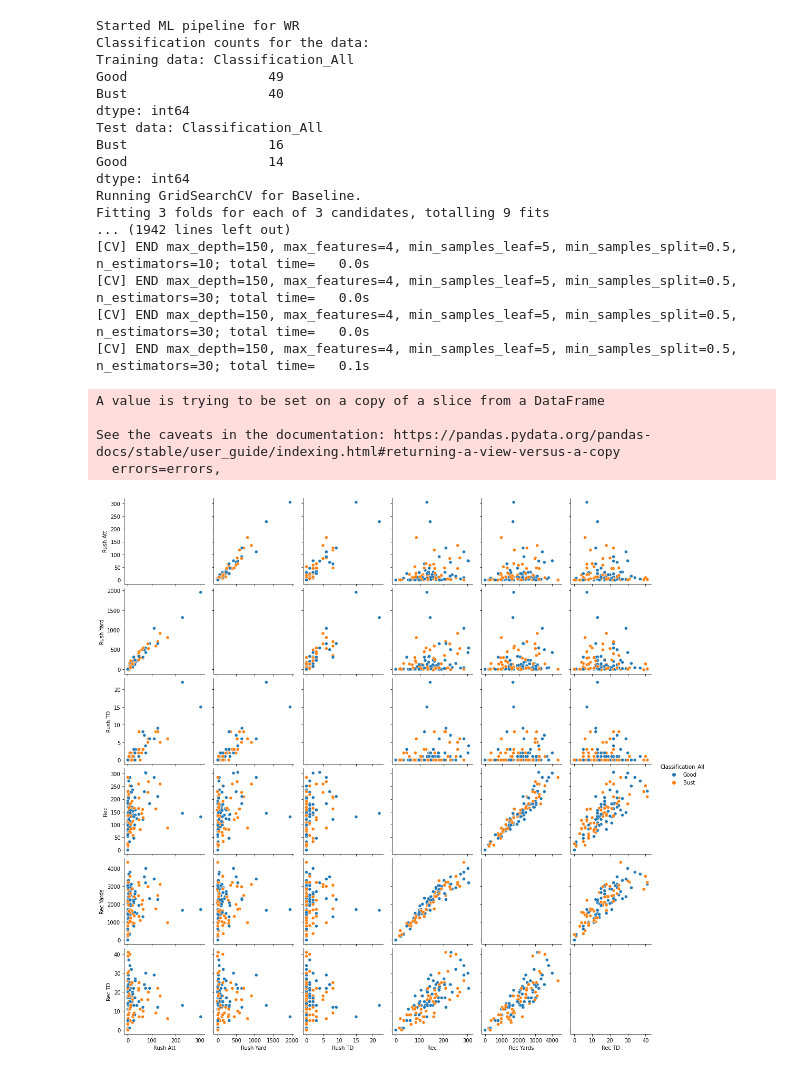
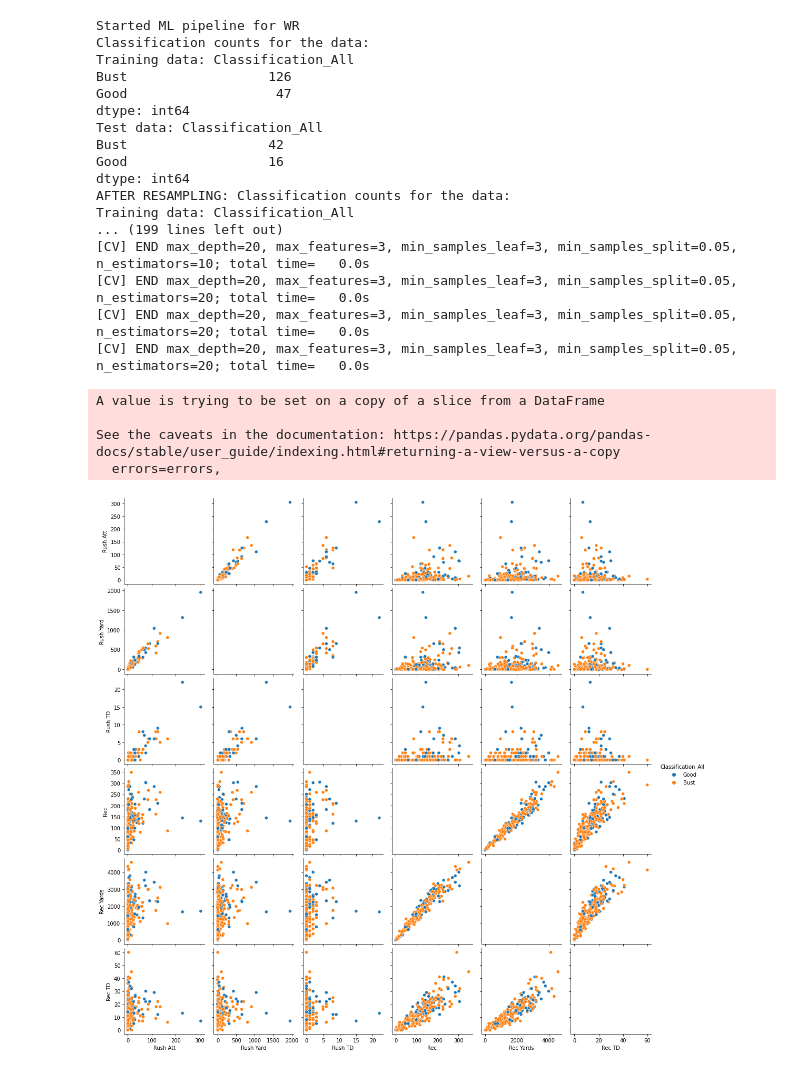
Before and after one commit to Thoromis/nfl_predictions, a Jupyter notebook: python_scripts/wr_ml.ipynb, the cells around one changed output. Drawn from its saved outputs; the diff is of its cells as text; code cells hidden in the pictures.

Commit message:
Implement ROCAUC and accuracy evaluations new

```diff
--- a/python_scripts/wr_ml.ipynb
+++ b/python_scripts/wr_ml.ipynb
@@ -4,31 +4,31 @@ import nfl_model_visualisation as nfl_vis
 import utils.ml_constants as utils
 import utils.unit_keys as Units
 # %%
-x_train_wr, x_test_wr, y_train_wr, y_test_wr, players_train_wr, players_test_wr = nfl_ml.start_ml_pipeline(Units.WR.KEY, scoring='accuracy', random_search=False)
+x_train_wr, x_test_wr, y_train_wr, y_test_wr, players_train_wr, players_test_wr = nfl_ml.start_ml_pipeline(Units.WR.KEY, scoring='roc_auc', unbalanced=True, random_search=False)
 utils.persist_train_test_split(x_train_wr, x_test_wr, y_train_wr, y_test_wr, players_train_wr, players_test_wr, Units.WR.KEY)
 # %% [output]
 Started ML pipeline for WR
 Classification counts for the data:
 Training data: Classification_All
-Good                  49
-Bust                  40
+Bust                  126
+Good                   47
 dtype: int64
 Test data: Classification_All
-Bust                  16
-Good                  14
+Bust                  42
+Good                  16
 dtype: int64
-Running GridSearchCV for Baseline.
-Fitting 3 folds for each of 3 candidates, totalling 9 fits
-... (1942 lines left out)
-[CV] END max_depth=150, max_features=4, min_samples_leaf=5, min_samples_split=0.5, n_estimators=10; total time=   0.0s
-[CV] END max_depth=150, max_features=4, min_samples_leaf=5, min_samples_split=0.5, n_estimators=30; total time=   0.0s
-[CV] END max_depth=150, max_features=4, min_samples_leaf=5, min_samples_split=0.5, n_estimators=30; total time=   0.0s
-[CV] END max_depth=150, max_features=4, min_samples_leaf=5, min_samples_split=0.5, n_estimators=30; total time=   0.1s
+AFTER RESAMPLING: Classification counts for the data:
+Training data: Classification_All
+... (199 lines left out)
+[CV] END max_depth=20, max_features=3, min_samples_leaf=3, min_samples_split=0.05, n_estimators=10; total time=   0.0s
+[CV] END max_depth=20, max_features=3, min_samples_leaf=3, min_samples_split=0.05, n_estimators=20; total time=   0.0s
+[CV] END max_depth=20, max_features=3, min_samples_leaf=3, min_samples_split=0.05, n_estimators=20; total time=   0.0s
+[CV] END max_depth=20, max_features=3, min_samples_leaf=3, min_samples_split=0.05, n_estimators=20; total time=   0.0s
 A value is trying to be set on a copy of a slice from a DataFrame
 
 See the caveats in the documentation: https://pandas.pydata.org/pandas-docs/stable/user_guide/indexing.html#returning-a-view-versus-a-copy
   errors=errors,
-[figure, old version]
+[figure, new version]
 # %%
 x_train_wr, x_test_wr, y_train_wr, y_test_wr, players_train_wr, players_test_wr = utils.read_train_test_split(Units.WR.KEY)
 nfl_vis.visualise_models(x_train_wr, x_test_wr, y_train_wr, y_test_wr, players_train_wr, players_test_wr, Units.WR.KEY)
```
Also changed, not shown: parts of 1 cell of this notebook, 46 other files.
